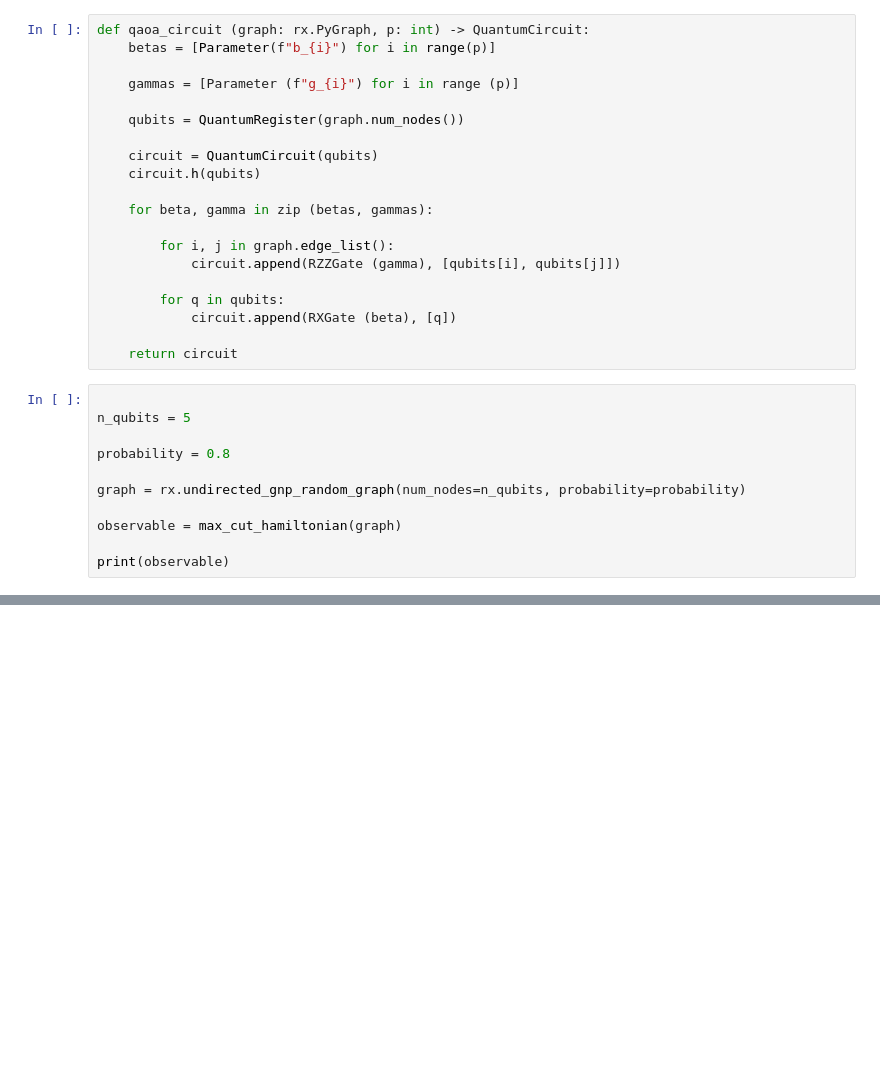
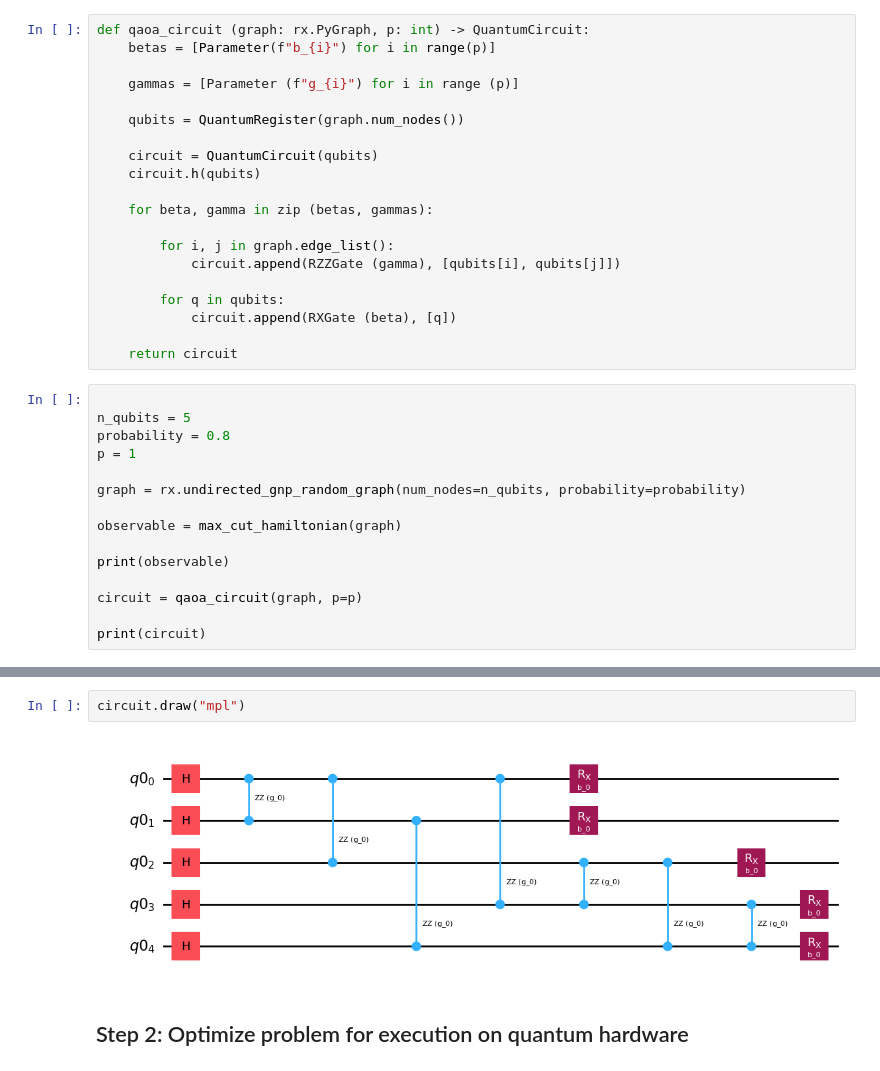
Before and after one commit to rndaorg/quantum-notebooks, a Jupyter notebook: qiskit/optimization.ipynb, the cells around one changed output, grey strips where cells are left out. Cells and saved outputs as stored; diff of their text form; blank space fills up the shorter version.

Commit message:
Prep problem for quantum hardware

```diff
--- a/qiskit/optimization.ipynb
+++ b/qiskit/optimization.ipynb
@@ -35,12 +39,16 @@ def qaoa_circuit (graph: rx.PyGraph, p: int) -> QuantumCircuit:
 # %%
 
 n_qubits = 5
-
 probability = 0.8
+p = 1
 
 graph = rx.undirected_gnp_random_graph(num_nodes=n_qubits, probability=probability)
 
 observable = max_cut_hamiltonian(graph)
 
 print(observable)
+
+circuit = qaoa_circuit(graph, p=p)
+
+print(circuit)
 # %% [output]
@@ -55,0 +78,6 @@ mpl_draw(graph)
+# %%
+circuit.draw("mpl")
+# %% [output]
+[figure, added]
+# %% [markdown]
+## Step 2: Optimize problem for execution on quantum hardware
```
Also changed, not shown: parts of 18 cells of this notebook.
